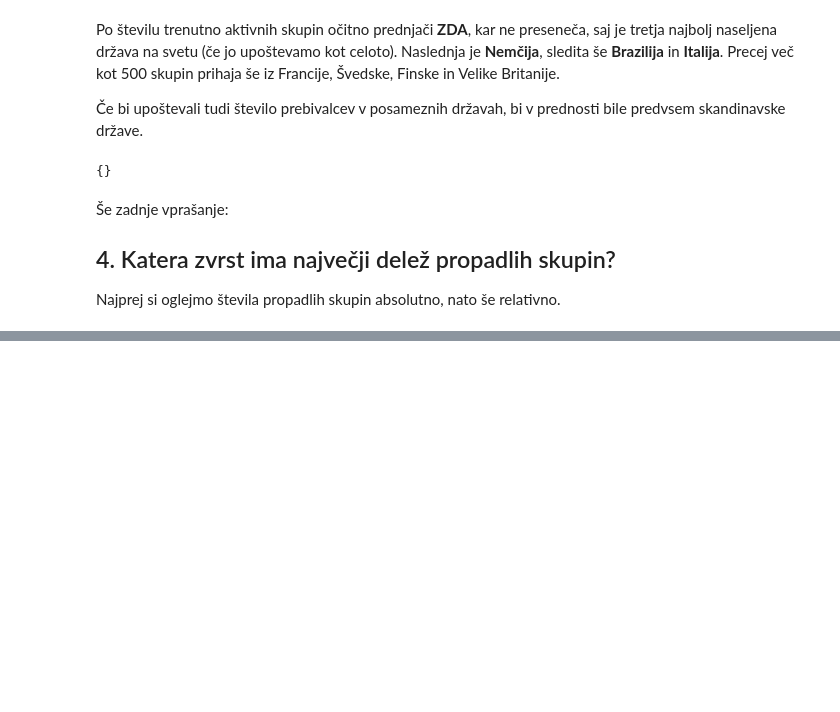
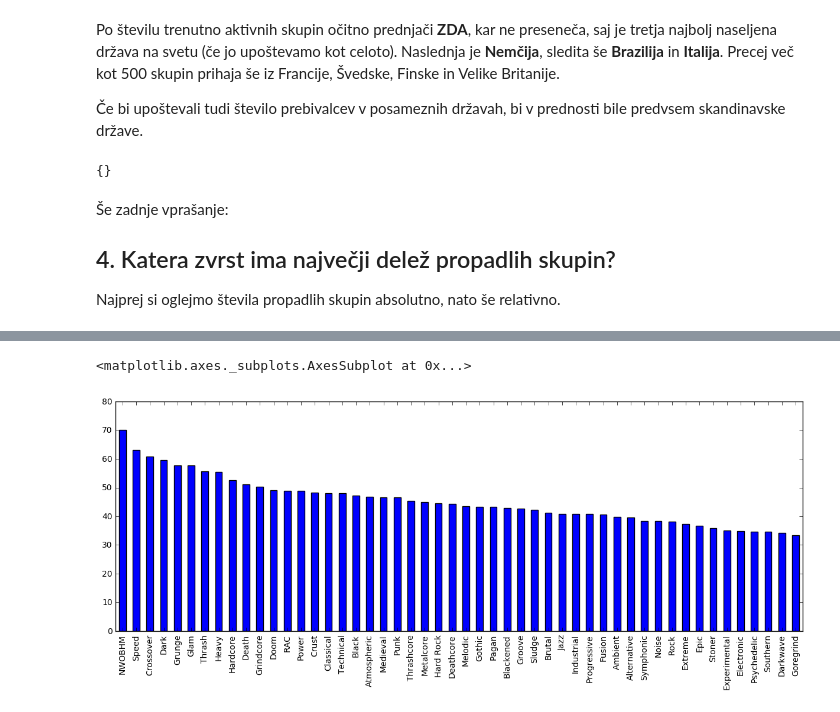
Before and after one commit to h3ll-o-w0rld/Projekt-za-PROG1, a Jupyter notebook: Projekt.ipynb, the cells around one changed output, grey strips where cells are left out. Drawn from its saved outputs; the diff is of its cells as text; code cells hidden in the pictures; blank space fills up the shorter version.

```diff
--- a/Projekt.ipynb
+++ b/Projekt.ipynb
@@ -175,0 +175,9 @@ st_skupin_zvrst = vsote_
+# %%
+vsote_zvrsti = vsote_leta[vsote_leta.columns.difference(['id'])].sum().sort_values(ascending=False)
+propad_relat_dict = {zvrst: {'0': 100*float(propadli_vsota[zvrst])/vsote_zvrsti[zvrst]}
+                     for zvrst in propadli_vsota.index if vsote_zvrsti[zvrst] > 20}
+propadli_relat = pd.DataFrame.from_dict(propad_relat_dict).transpose().sort_values('0', ascending=False)
+propadli_relat[:50].plot(kind='bar', legend=None, figsize=(15,5))
+# %% [output]
+<matplotlib.axes._subplots.AxesSubplot at 0x...>
+[figure, added]
```
Also changed, not shown: parts of 9 cells of this notebook, 1 other file.
